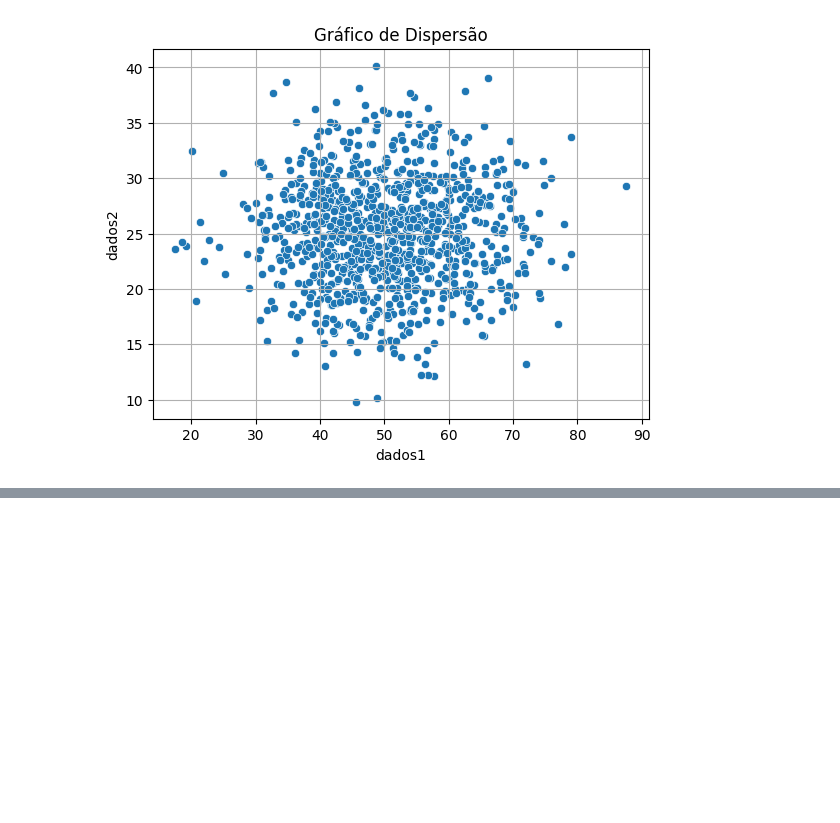
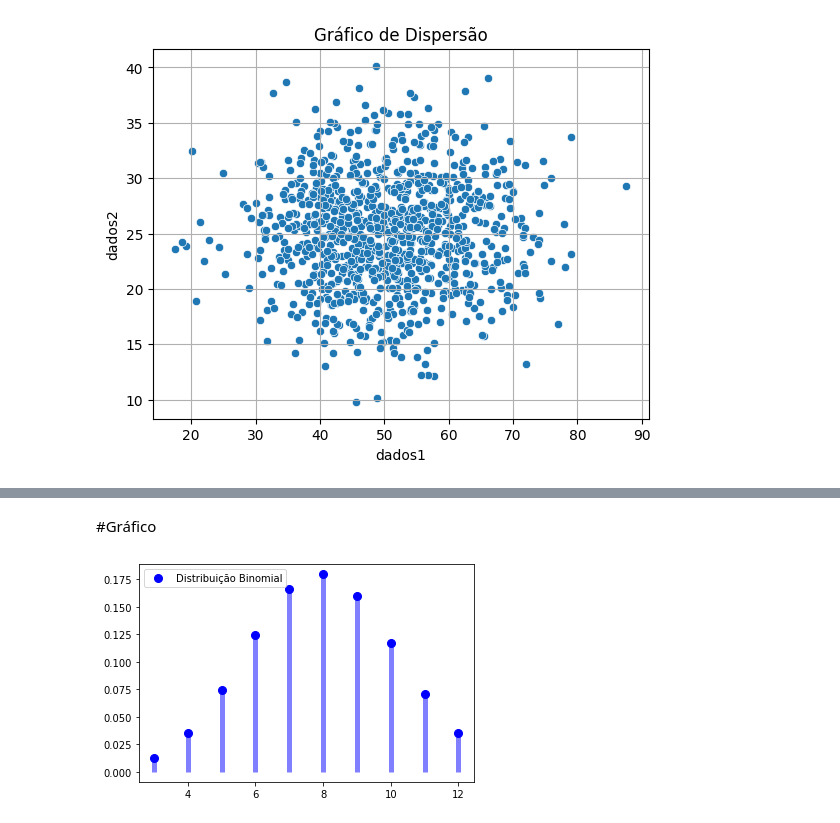
Before and after one commit to profmatjr/Statistics, a Jupyter notebook: Aula1_IFMG.ipynb, the cells around one changed output, grey strips where cells are left out. Cells and saved outputs as stored; diff of their text form; code cells hidden in the pictures; blank space fills up the shorter version.

```diff
--- a/Aula1_IFMG.ipynb
+++ b/Aula1_IFMG.ipynb
@@ -122,0 +225,12 @@ plt.show()
+# %% [markdown]
+#Gráfico
+# %%
+fig, ax = plt.subplots(1, 1)
+x = np.arange(binom.ppf(0.01, mu, p),
+              binom.ppf(0.99, mu, p))
+ax.plot(x, binom.pmf(x, mu, p), 'bo', ms=8, label='Distribuição Binomial')
+plt.legend()
+ax.vlines(x, 0, binom.pmf(x, mu, p ), colors='b', lw=5, alpha=0.5)
+plt.show()
+# %% [output]
+[figure, added]
```
Also changed, not shown: parts of 31 cells of this notebook.
